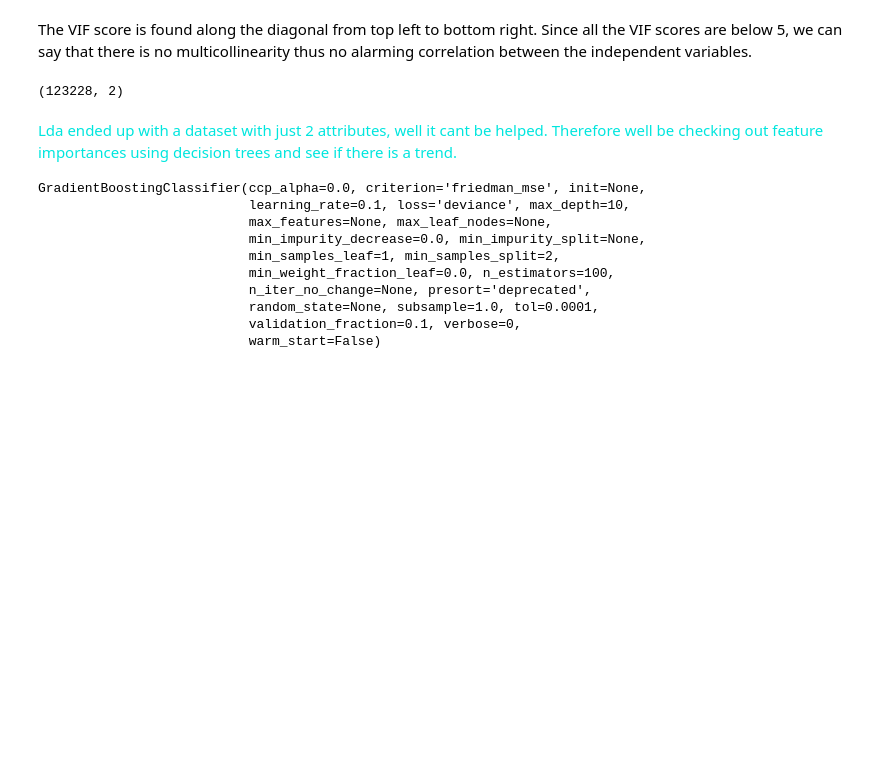
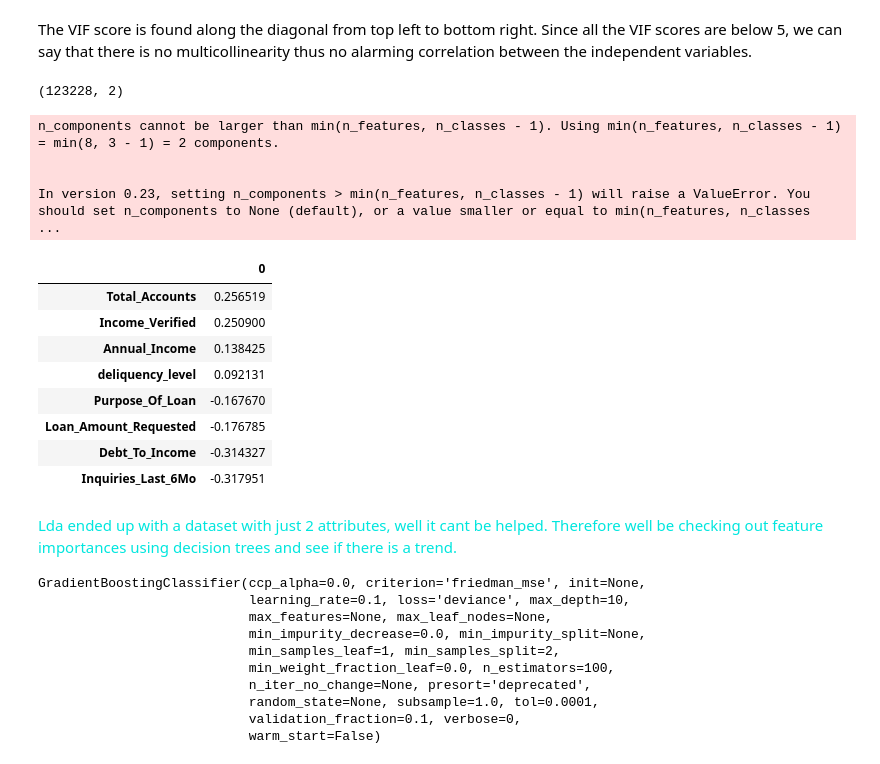
Before and after one commit to Eswa2020/team2_dcs6_loan_prediction, a Jupyter notebook: Copy_of_Loans.ipynb, the cells around one changed output. Drawn from its saved outputs; the diff is of its cells as text; code cells hidden in the pictures; blank space fills up the shorter version.

```diff
--- a/Copy_of_Loans.ipynb
+++ b/Copy_of_Loans.ipynb
@@ -638,8 +645,8 @@ Name: Home_Owner, dtype: int64
 Name: Gender, dtype: int64
 ********************************************************
 # %%
-x=for_model_lab.drop(['Interest_Rate',],axis=1)
-y=for_model_lab['Interest_Rate']
+x=for_model_lab_.drop(['Interest_Rate',],axis=1)
+y=for_model_lab_['Interest_Rate']
 x_train,x_test,y_train,y_test=train_test_split(x,y)
 # %% [markdown]
 **Checking for Multicollinearity**
@@ -690,6 +682,42 @@ x_test = lda.transform(x_test)
 x_train.shape
 # %% [output]
 (123228, 2)
+# %%
+# Defining the training and tests sets with an 80 - 20 split
+
+x_train, x_test, y_train, y_test = train_test_split(x, y, test_size=0.2, random_state=0)
+
+# Feature Scaling
+
+scaler = StandardScaler()
+scaler.fit(x_train)
+
+x_train = scaler.transform(x_train)
+x_test = scaler.transform(x_test)
+
+# Peforming LDA
+
+lda = LDA(n_components=10)
+x_train = lda.fit_transform(x_train, y_train)
+x_test = lda.transform(x_test)
+
+# Checking the most important features
+feature_importance = pd.DataFrame(index = x.columns.values, data = lda.coef_[0].T).sort_values(0, ascending= False)
+feature_importance
+# %% [output]
+n_components cannot be larger than min(n_features, n_classes - 1). Using min(n_features, n_classes - 1) = min(8, 3 - 1) = 2 components.
+
+
+In version 0.23, setting n_components > min(n_features, n_classes - 1) will raise a ValueError. You should set n_components to None (default), or a value smaller or equal to min(n_features, n_classes  ...
+|  | 0 |
+| Total_Accounts | 0.256519 |
+| Income_Verified | 0.250900 |
+| Annual_Income | 0.138425 |
+| deliquency_level | 0.092131 |
+| Purpose_Of_Loan | -0.167670 |
+| Loan_Amount_Requested | -0.176785 |
+| Debt_To_Income | -0.314327 |
+| Inquiries_Last_6Mo | -0.317951 |
 # %% [markdown]
 <font color='#00e6de'>
 Lda ended up with a dataset with just 2 attributes, well it cant be helped. Therefore well be checking out feature importances using decision trees and see if there is a trend.
```
Also changed, not shown: parts of 21 cells of this notebook.
